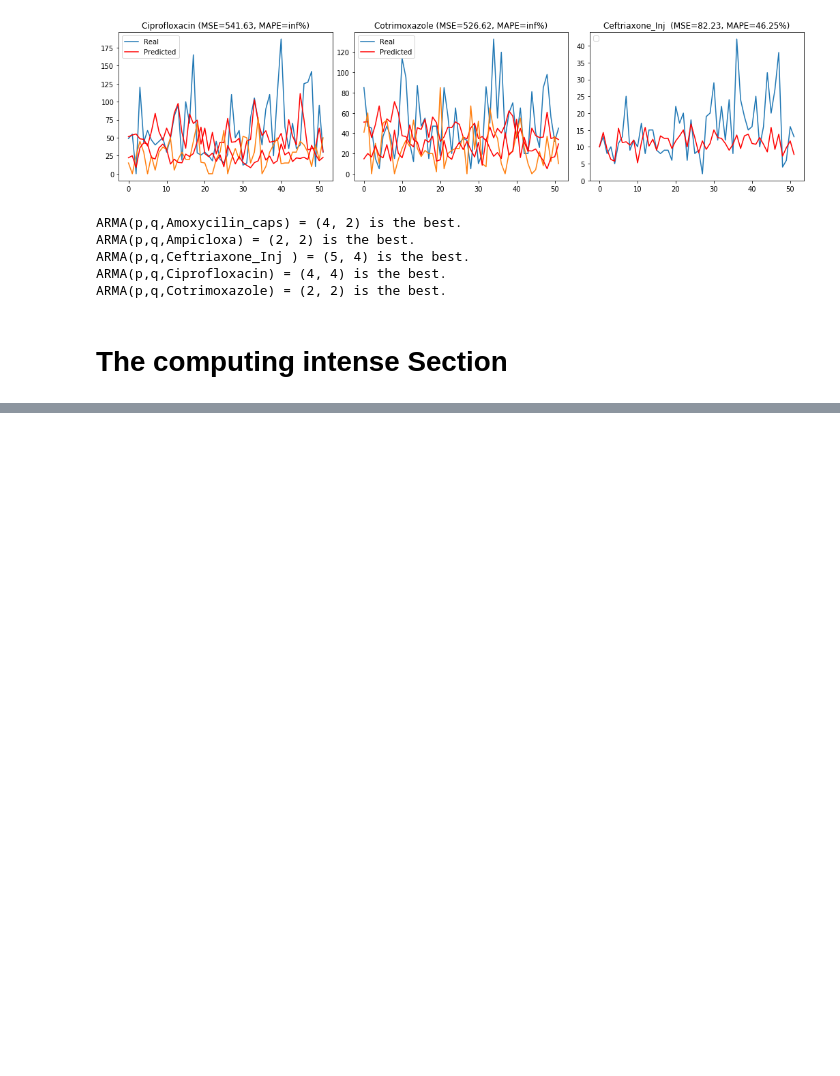
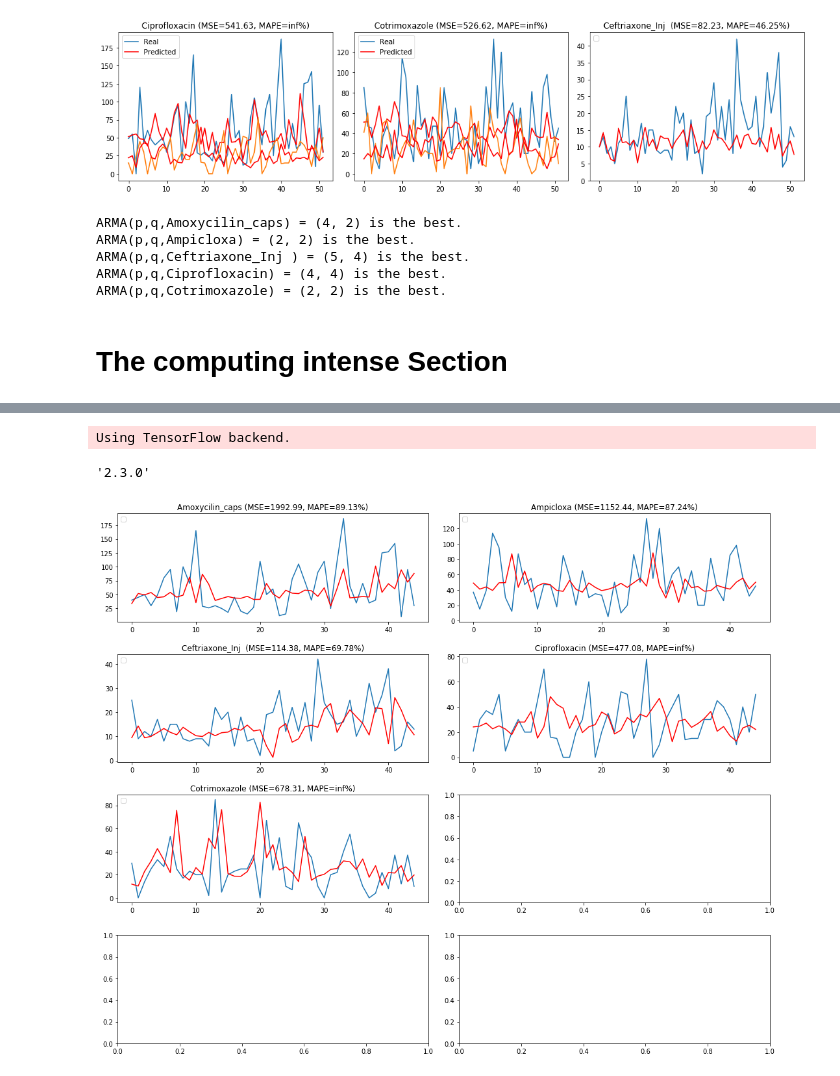
Before and after one commit to KakoozaJerry/test_new_pharma_intelligence, a Jupyter notebook: pharma_intelligent_systems.ipynb, the cells around one changed output, grey strips where cells are left out. Saved outputs shown, nothing was run; the diff lists cells and outputs as text; code cells hidden in the pictures; blank space fills up the shorter version.

```diff
--- a/pharma_intelligent_systems.ipynb
+++ b/pharma_intelligent_systems.ipynb
@@ -414,0 +444,6 @@ Ciprofloxacin - Best ARIMA(1, 1, 2) MSE=407.770
+# %%
+import keras
+keras.__version__
+# %% [output]
+Using TensorFlow backend.
+'2.3.0'
@@ -414,0 +488,40 @@ Ciprofloxacin - Best ARIMA(1, 1, 2) MSE=407.770
+# %%
+subplotindex=0
+numrows=4
+numcols=2
+fig, ax = plt.subplots(numrows, numcols, figsize=(18,15))
+plt.subplots_adjust(wspace=0.1, hspace=0.3)
+
+warnings.filterwarnings("ignore")
+
+r=['Amoxycilin_caps','Ampicloxa','Ceftriaxone_Inj ','Ciprofloxacin','Cotrimoxazole']
+for x in r:
+    rowindex=math.floor(subplotindex/numcols)
+    colindex=subplotindex-(rowindex*numcols)
+    X=df[x].values
+    scaler = MinMaxScaler(feature_range = (0, 1))
+    X=scaler.fit_transform(X.reshape(-1, 1))
+    X_train,y_train=split_sequence(X[0:size], n_steps)
+    X_test,y_test=split_sequence(X[size:len(df)], n_steps)
+    X_train = X_train.reshape((X_train.shape[0], X_train.shape[1], n_features))
+    model = Sequential()
+    model.add(LSTM(100, activation='relu', input_shape=(n_steps, n_features)))
+    model.add(Dense(1))
+    model.compile(optimizer='adam', loss='mse')
+    model.fit(X_train, y_train, epochs=400, verbose=0)
+    X_test = X_test.reshape((len(X_test), n_steps, n_features))
+    predictions = model.predict(X_test, verbose=0)
+    y_test=scaler.inverse_transform(y_test)
+    predictions = scaler.inverse_transform(predictions)
+    error = mean_squared_error(y_test, predictions)
+    perror = mean_absolute_percentage_error(y_test, predictions)
+    resultsLongtermdf.loc['Vanilla LSTM MSE',x]=error
+    resultsLongtermdf.loc['Vanilla LSTM MAPE',x]=perror
+    ax[rowindex,colindex].set_title(x+' (MSE=' + str(round(error,2))+', MAPE='+ str(round(perror,2)) +'%)')
+    ax[rowindex,colindex].legend(['Real', 'Predicted'], loc='upper left')
+    ax[rowindex,colindex].plot(y_test)
+    ax[rowindex,colindex].plot(predictions, color='red')
+    subplotindex=subplotindex+1
+plt.show()
+# %% [output]
+[figure, added]
```
Also changed, not shown: parts of 9 cells of this notebook.
